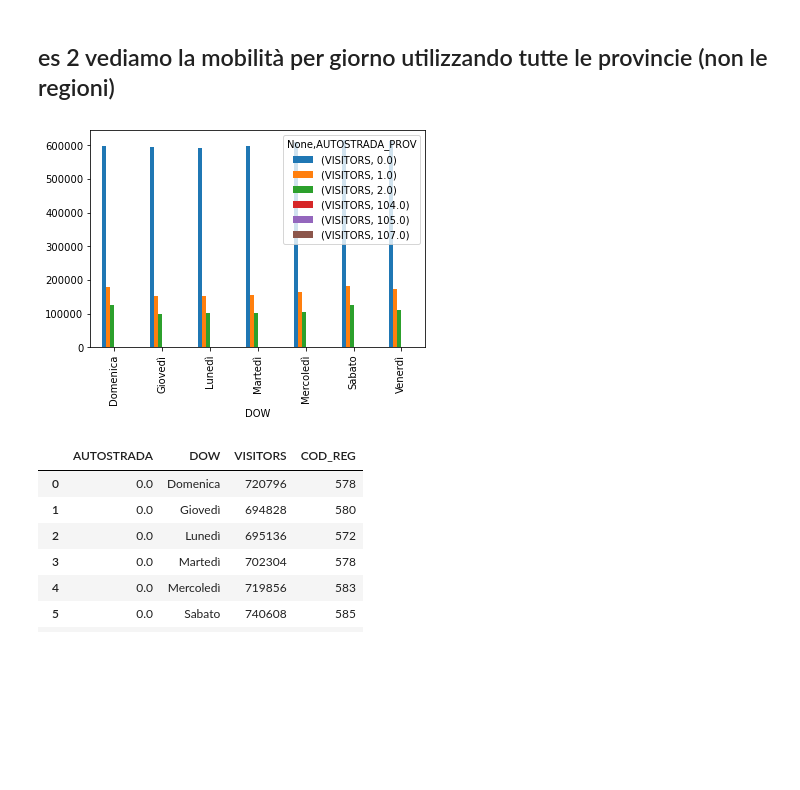
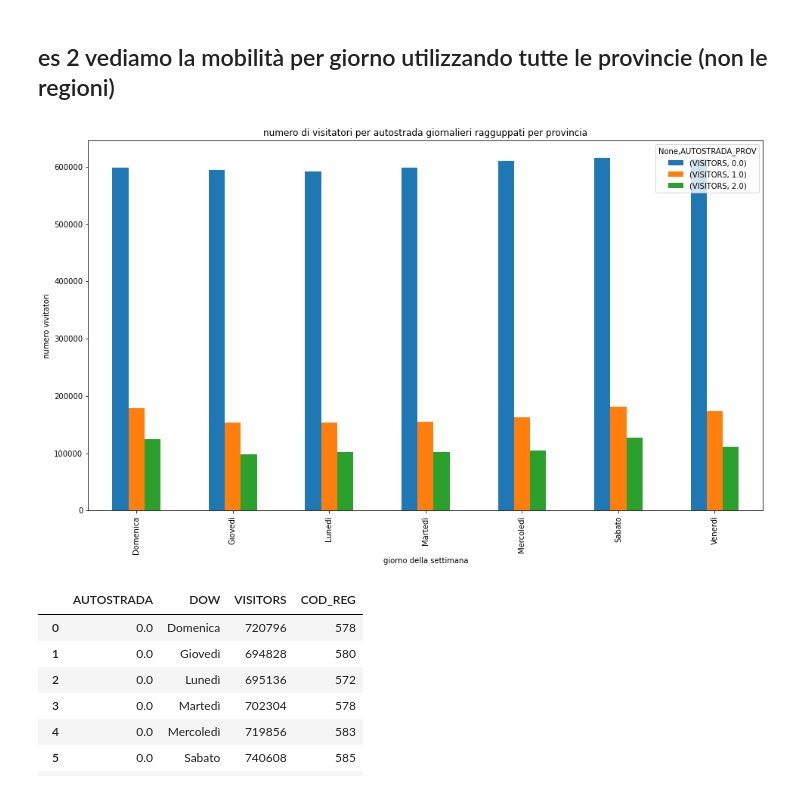
Before and after one commit to nico1654/project_work, a Jupyter notebook: Project_Work.ipynb, the cells around one changed output. Cells and saved outputs as stored; diff of their text form; code cells hidden in the pictures; blank space fills up the shorter version.

```diff
--- a/Project_Work.ipynb
+++ b/Project_Work.ipynb
@@ -273,12 +275,16 @@ df_distinct_users.loc[:, "AUTOSTRADA_PROV"] = df_distinct_users.loc[:, "COD_PRO"
 df_distinct_users["AUTOSTRADA_PROV"] = df_distinct_users["AUTOSTRADA_PROV"].map(lambda x : 0 if x in venezia_trieste_A4_provincie else x)
 df_distinct_users["AUTOSTRADA_PROV"] = df_distinct_users["AUTOSTRADA_PROV"].map(lambda x : 1 if x in torino_milano_A4_provincie else x)
 df_distinct_users["AUTOSTRADA_PROV"] = df_distinct_users["AUTOSTRADA_PROV"].map(lambda x : 2 if x in bologna_roma_A4_provincie else x)
+df_distinct_users = df_distinct_users[(df_distinct_users["AUTOSTRADA_PROV"] != 104) & (df_distinct_users["AUTOSTRADA_PROV"] != 105) & (df_distinct_users["AUTOSTRADA_PROV"] != 107)]
 # %%
 df_grouped_by_road_3_region = df_distinct_users.groupby(by=["DOW", "AUTOSTRADA_PROV"]).agg({"VISITORS": "sum"})
-df_grouped_by_road_3_region.unstack().plot.bar()
+df_grouped_by_road_3_region.unstack().plot.bar(title="numero di visitatori per autostrada giornalieri ragguppati per provincia",
+                                               xlabel="giorno della settimana",
+                                               ylabel="numero vivitatori",
+                                               figsize=(16,9))
 plt.show()
 # %% [output]
-[figure, old version]
+[figure, new version]
 # %%
 df_grouped_by_road.reset_index()
 # %% [output]
```
Also changed, not shown: parts of 7 cells of this notebook.
